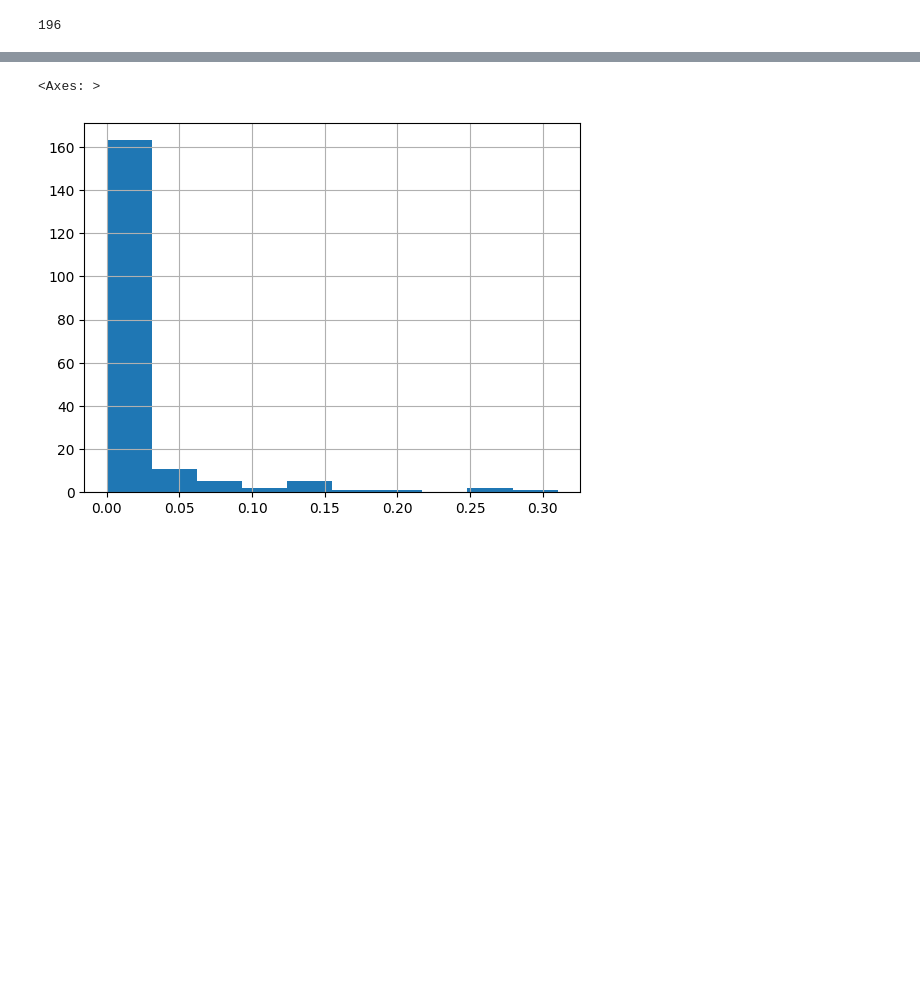
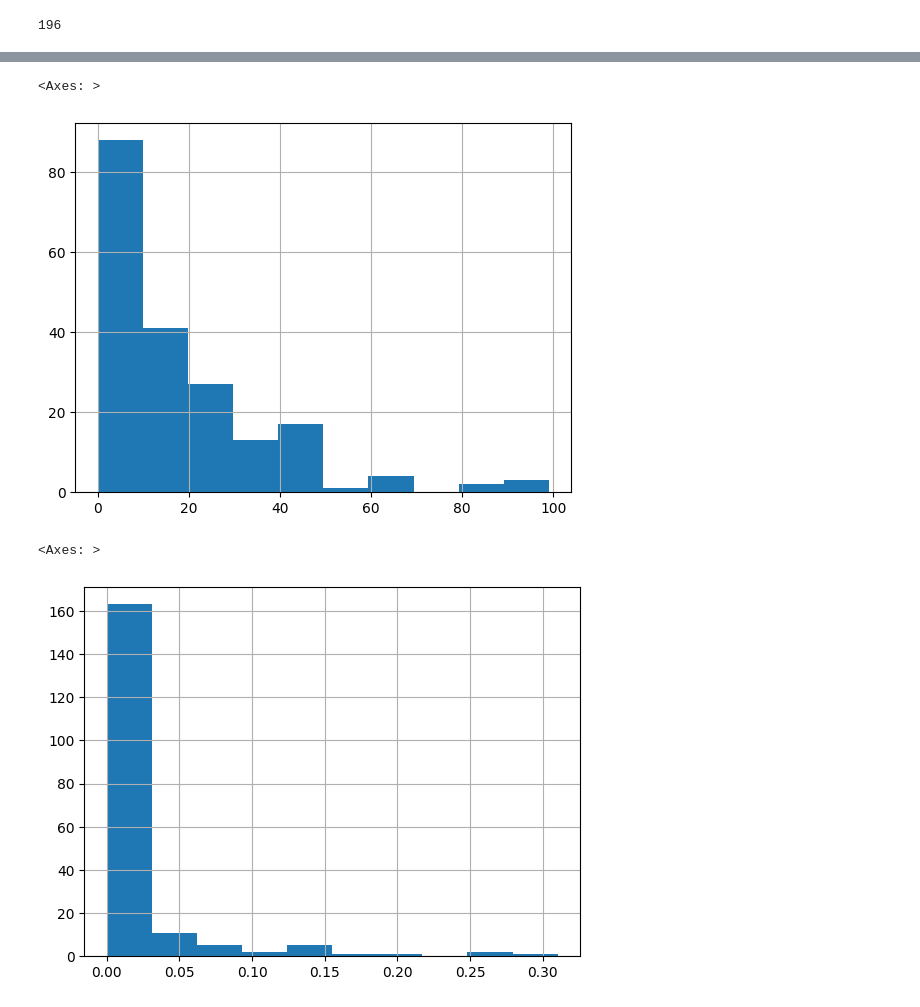
Before and after one commit to songye38/2024_GenAI_crawling, a Jupyter notebook: EDA/version2.ipynb, the cells around one changed output, grey strips where cells are left out. Cells and saved outputs as stored; diff of their text form; code cells hidden in the pictures; blank space fills up the shorter version.

```diff
--- a/EDA/version2.ipynb
+++ b/EDA/version2.ipynb
@@ -91,3 +116,8 @@ less_than_100_df[less_than_100_df['paid_subs_ratio'] < 0.1]
+# %%
+less_than_100_df['total_subs_num'].hist()
+# %% [output]
+<Axes: >
+[figure, added]
 # %%
 less_than_100_df['paid_subs_ratio'].hist()
 # %% [output]
```
Also changed, not shown: parts of 8 cells of this notebook.
